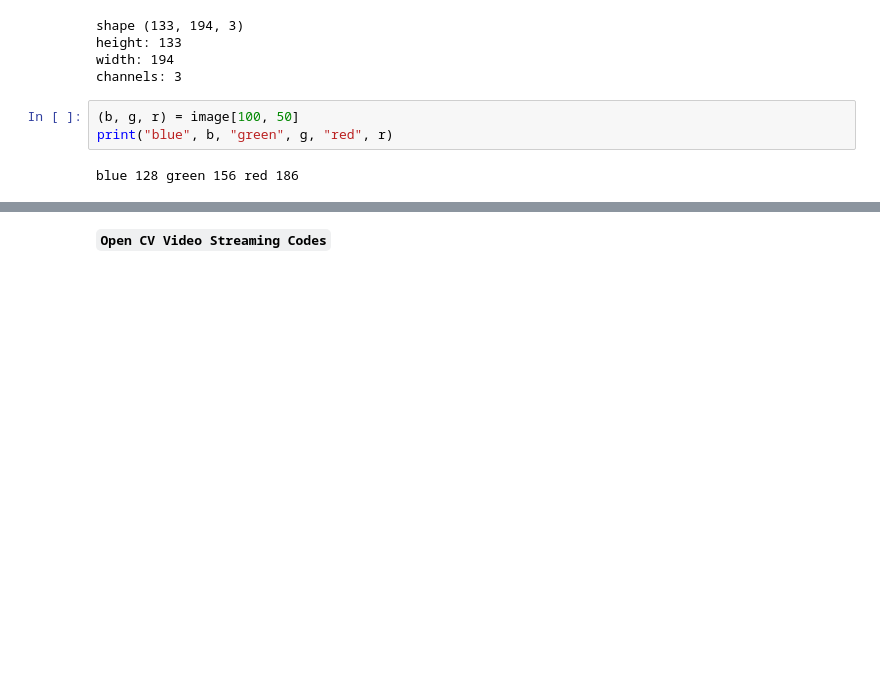
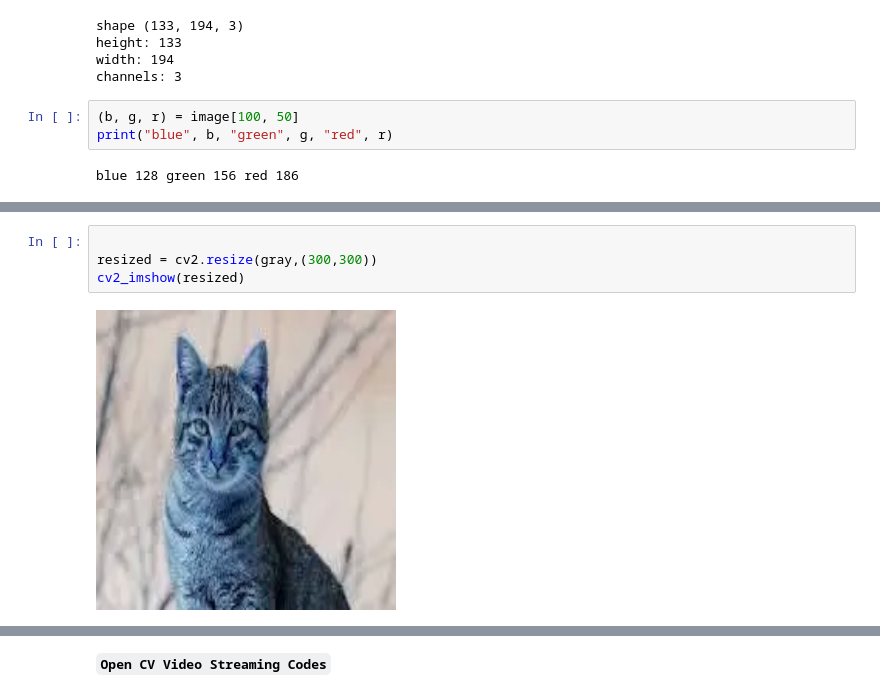
Before and after one commit to Zikirullo/computer-vision, a Jupyter notebook: cv_opencv.ipynb, the cells around one changed output, grey strips where cells are left out. Saved outputs shown, nothing was run; the diff lists cells and outputs as text; blank space fills up the shorter version.

```diff
--- a/cv_opencv.ipynb
+++ b/cv_opencv.ipynb
@@ -34,0 +35,6 @@ cv2_imshow(gray)
+# %%
+
+resized = cv2.resize(gray,(300,300))
+cv2_imshow(resized)
+# %% [output]
+[figure, added]
```
Also changed, not shown: parts of 6 cells of this notebook.
